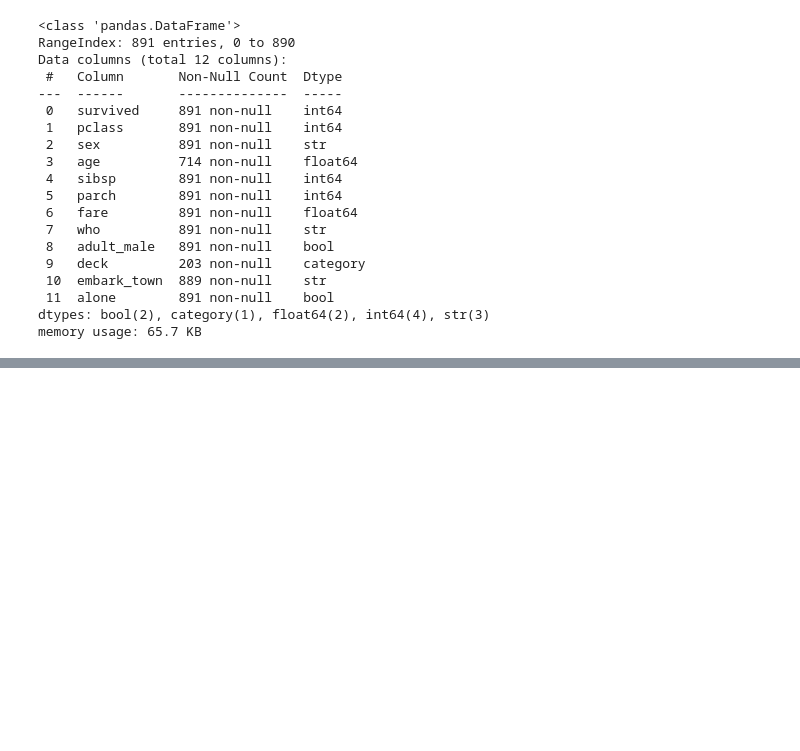
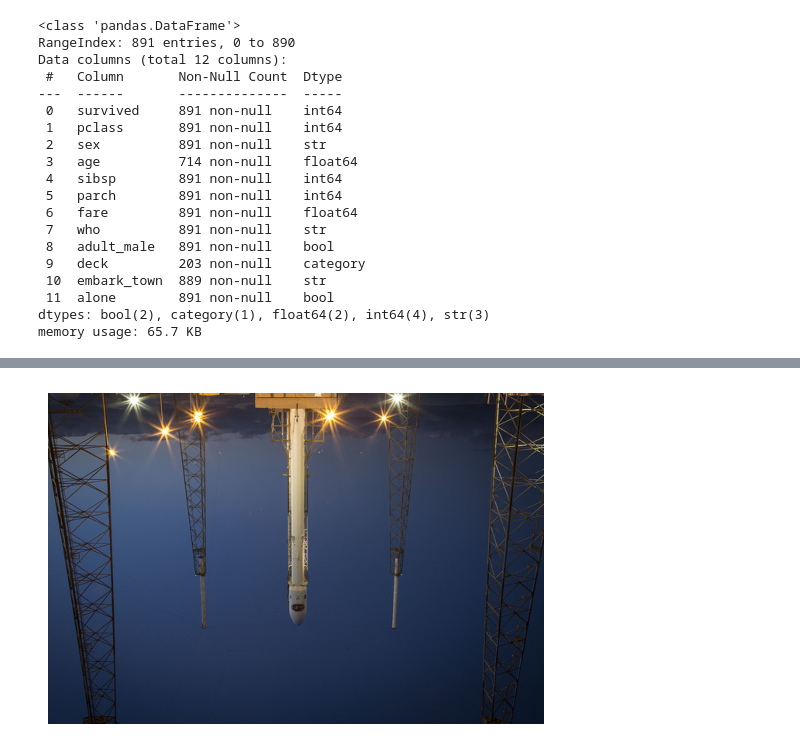
Before and after one commit to DScraftPL/dbai, a Jupyter notebook: kolos_prep_1.ipynb, the cells around one changed output, grey strips where cells are left out. Saved outputs shown, nothing was run; the diff lists cells and outputs as text; code cells hidden in the pictures; blank space fills up the shorter version.

```diff
--- a/kolos_prep_1.ipynb
+++ b/kolos_prep_1.ipynb
@@ -283,0 +565,8 @@ titanic_clean = titanic_clean.dropna()
+# %%
+flipped = obraz[::-1, :]
+
+plt.imshow(flipped)
+plt.axis(False)
+plt.show()
+# %% [output]
+[figure, added]
```
Also changed, not shown: parts of 24 cells of this notebook, 1 other file.
